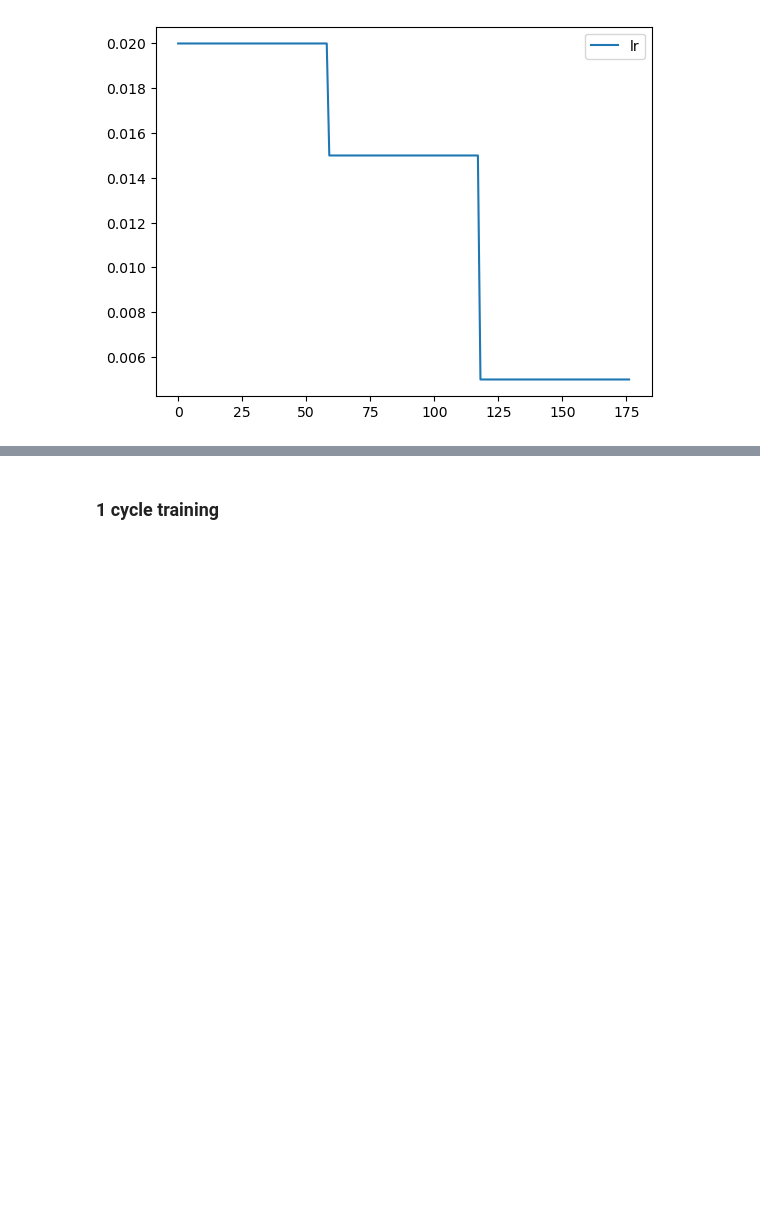
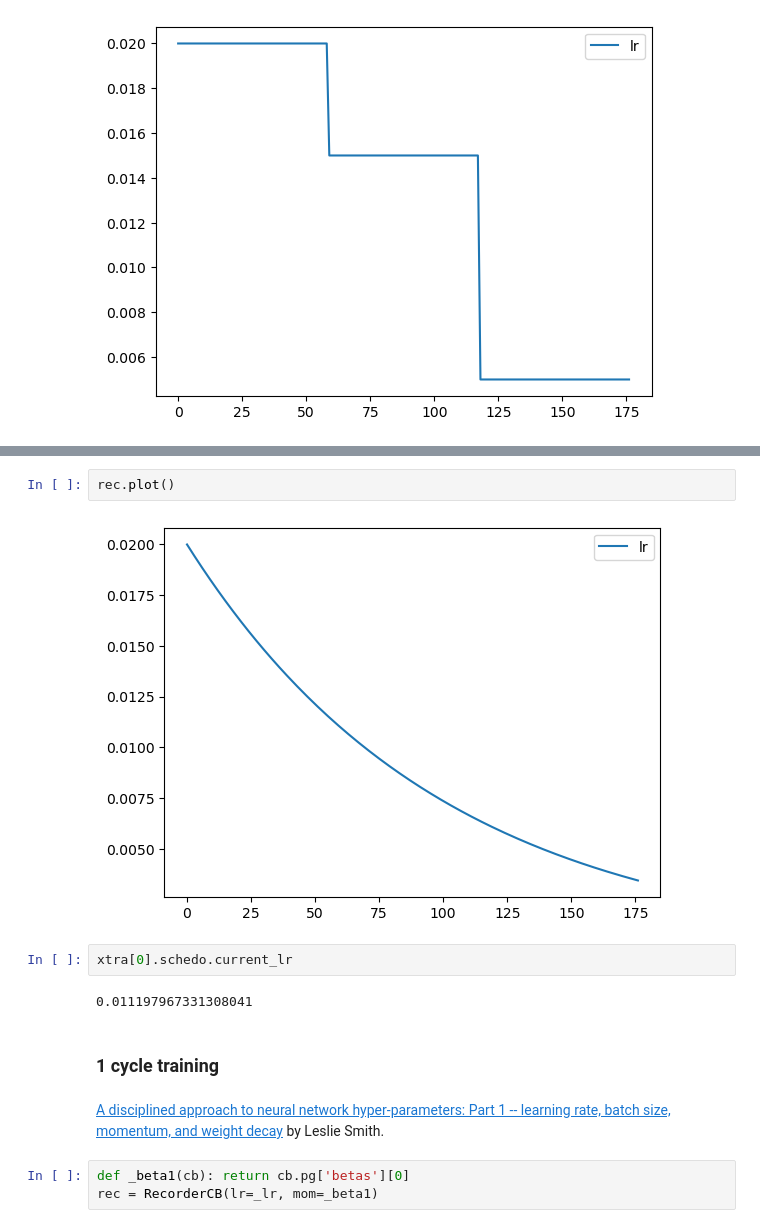
Before and after one commit to Ryvikk/build-miniai, a Jupyter notebook: nbs/12_accleterated_sgd.ipynb, the cells around one changed output, grey strips where cells are left out. Drawn from its saved outputs; the diff is of its cells as text; blank space fills up the shorter version.

```diff
--- a/nbs/12_accleterated_sgd.ipynb
+++ b/nbs/12_accleterated_sgd.ipynb
@@ -517,2 +673,15 @@ rec.plot()
+# %%
+rec.plot()
+# %% [output]
+[figure, added]
+# %%
+xtra[0].schedo.current_lr
+# %% [output]
+0.011197967331308041
 # %% [markdown]
 ### 1 cycle training
+# %% [markdown]
+[A disciplined approach to neural network hyper-parameters: Part 1 -- learning rate, batch size, momentum, and weight decay](https://arxiv.org/abs/1803.09820)  by Leslie Smith.
+# %%
+def _beta1(cb): return cb.pg['betas'][0]
+rec = RecorderCB(lr=_lr, mom=_beta1)
```
Also changed, not shown: parts of 27 cells of this notebook, 4 other files.
